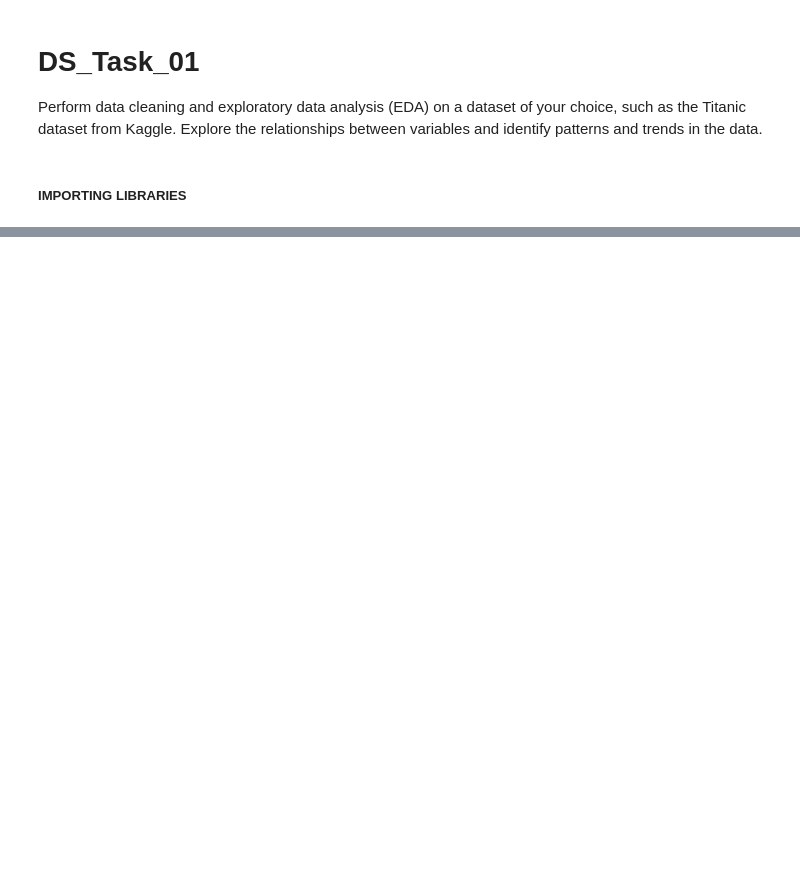
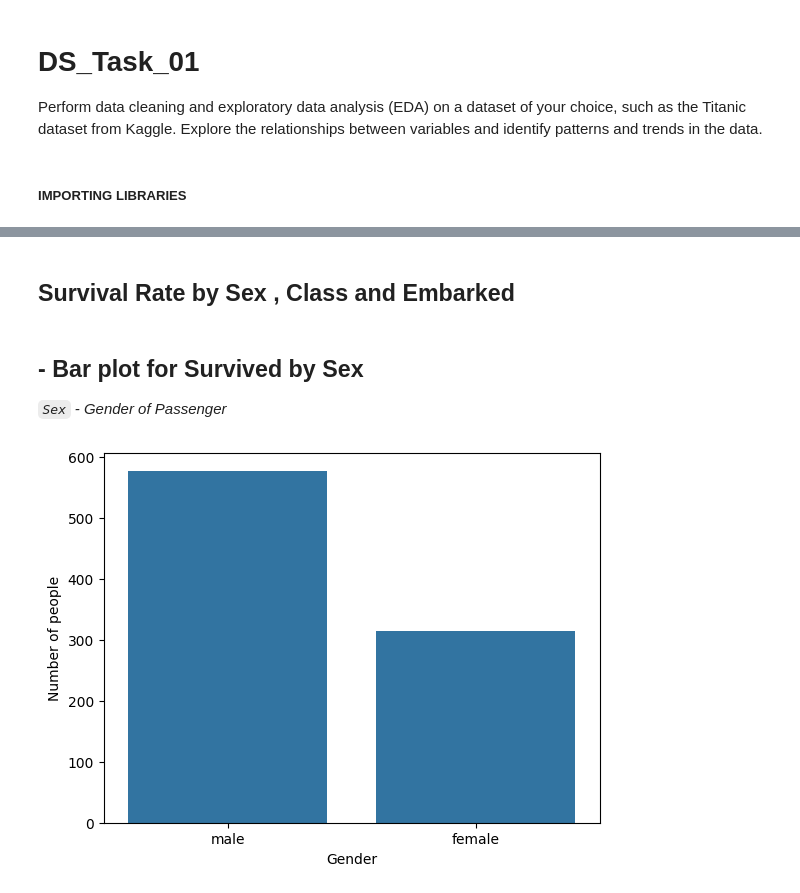
Before and after one commit to KhanS0hail/DS_TASK_02, a Jupyter notebook: Task_02.ipynb, the cells around one changed output, grey strips where cells are left out. Saved outputs shown, nothing was run; the diff lists cells and outputs as text; code cells hidden in the pictures; blank space fills up the shorter version.

```diff
--- a/Task_02.ipynb
+++ b/Task_02.ipynb
@@ -36,0 +136,15 @@ df.tail()
+# %% [markdown]
+## Survival Rate by  Sex , Class and Embarked
+# %% [markdown]
+## - Bar plot for Survived by Sex
+
+*`Sex` - Gender of Passenger*
+# %%
+# Total number of People by gender
+
+sns.countplot(x='Sex',data=df)
+plt.xlabel("Gender")
+plt.ylabel("Number of people")
+plt.show()
+# %% [output]
+[figure, added]
```
Also changed, not shown: parts of 43 cells of this notebook, 1 other file.
